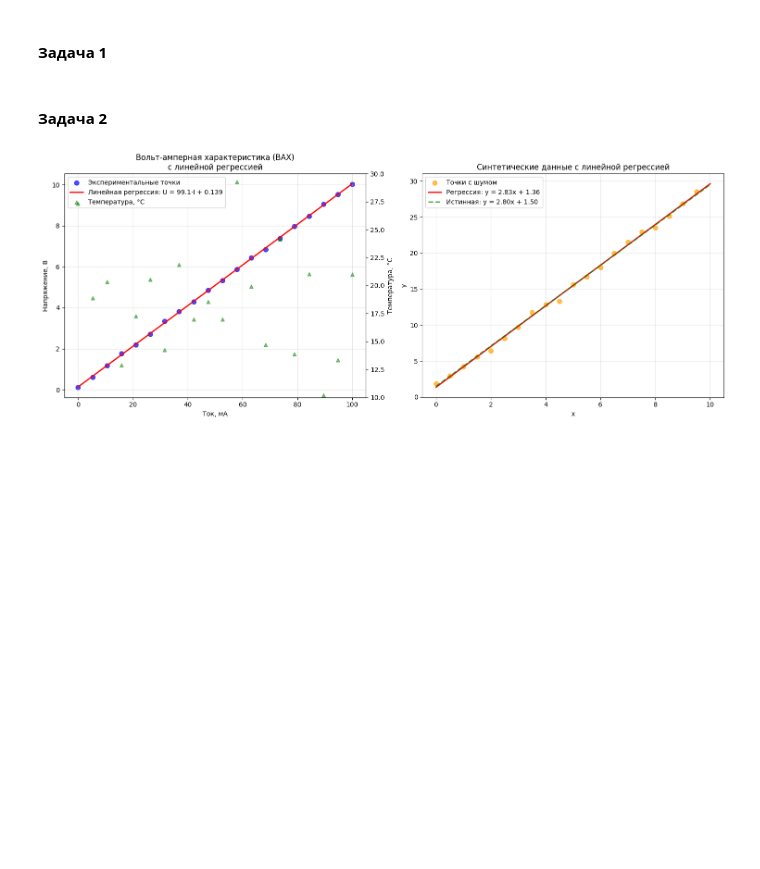
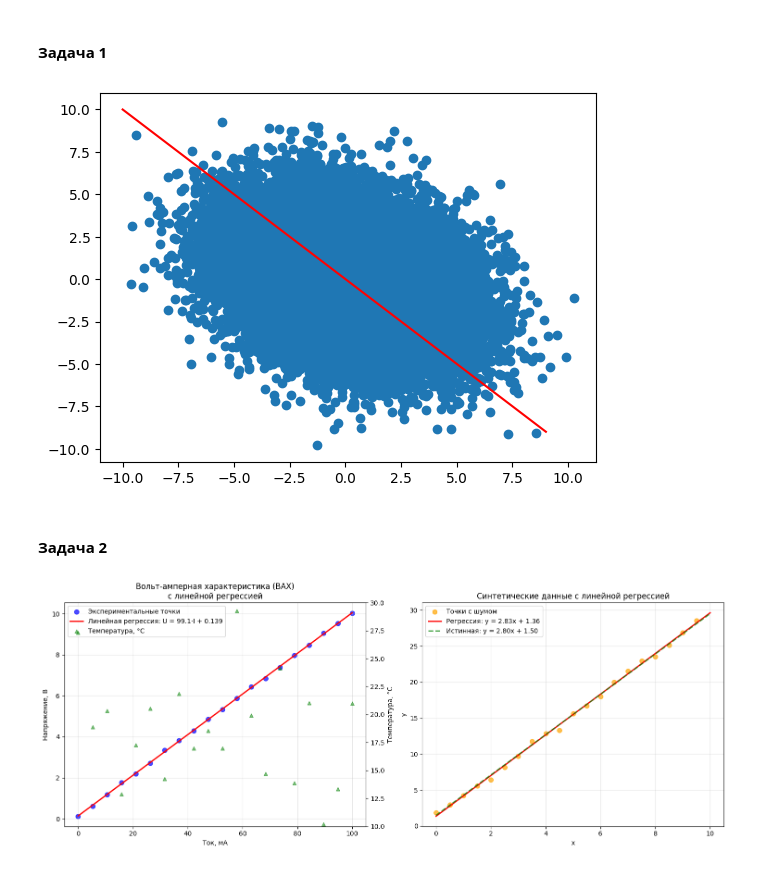
Before and after one commit to averageX56/vichmaty, a Jupyter notebook: Дз 4.ipynb, the cells around one changed output. Saved outputs shown, nothing was run; the diff lists cells and outputs as text; code cells hidden in the pictures; blank space fills up the shorter version.

```diff
--- a/Дз 4.ipynb
+++ b/Дз 4.ipynb
@@ -7,14 +7,32 @@ from scipy.linalg import cholesky
 
 def generate_correlated_random(cov_matrix, size=1, mean=None):
 
+    np.random.seed(42)
     n = cov_matrix.shape[0]
     A = cholesky(cov_matrix, lower=True)
 
-    z = np.random.randn(size, n)
+    z = np.random.randn(size, n, )
     mean = np.mean(z, axis=0)
     x = mean + z @ A.T
 
     return x
+# %%
+Cov = np.array([[2, -1],
+               [-1, 2]])
+
+x = []
+y = []
+
+for _ in range(40000):
+    rand = generate_correlated_random(Cov)
+    x.append(rand[0][0])
+    y.append(rand[0][1])
+
+plt.scatter(x,y)
+plt.plot(np.arange(-10, 10), -np.arange(-10, 10), c='red')
+plt.show()
+# %% [output]
+[figure, added]
 # %% [markdown]
 #### Задача 2
 # %%
```
Also changed, not shown: 2 other files.
